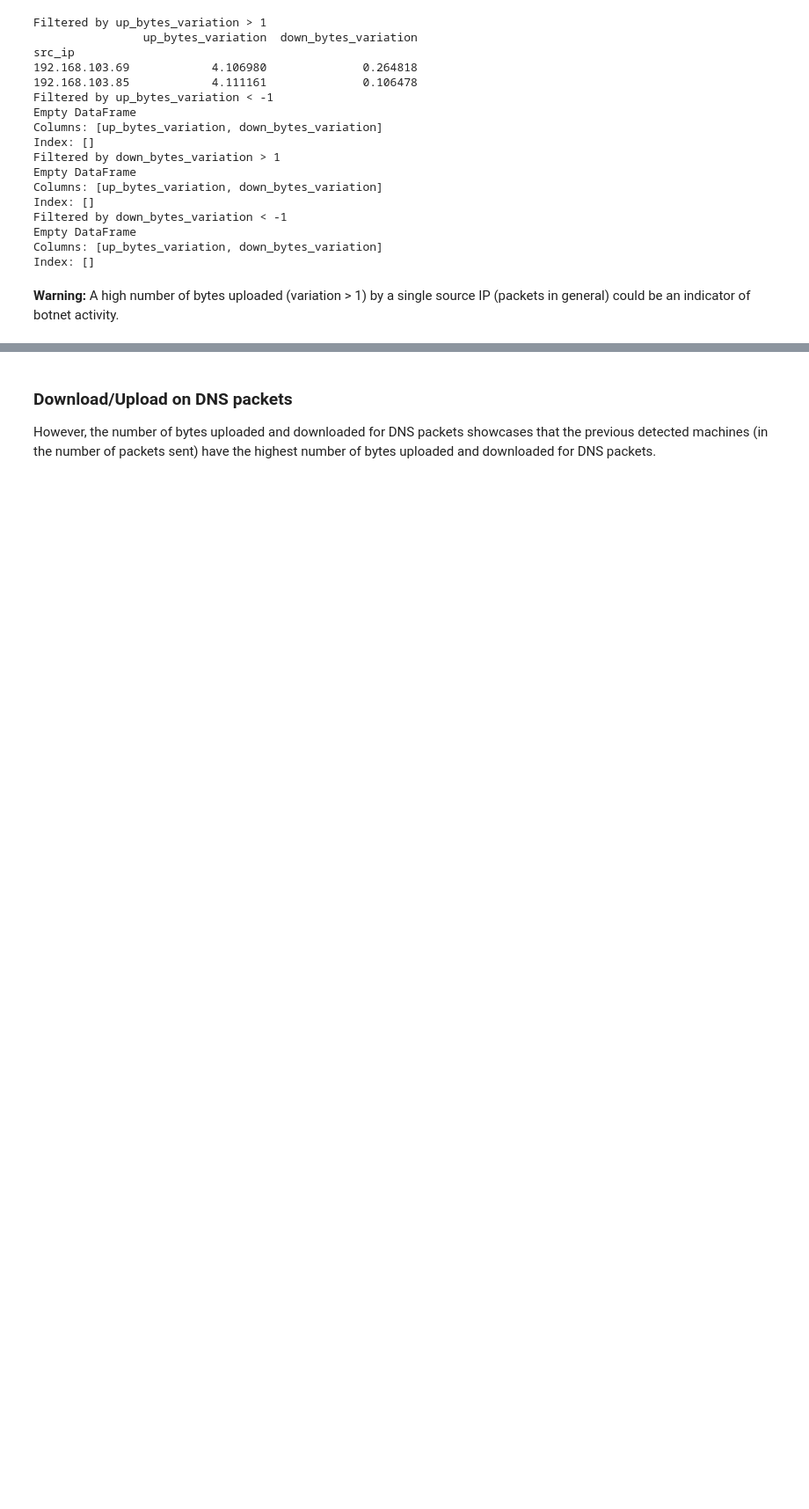
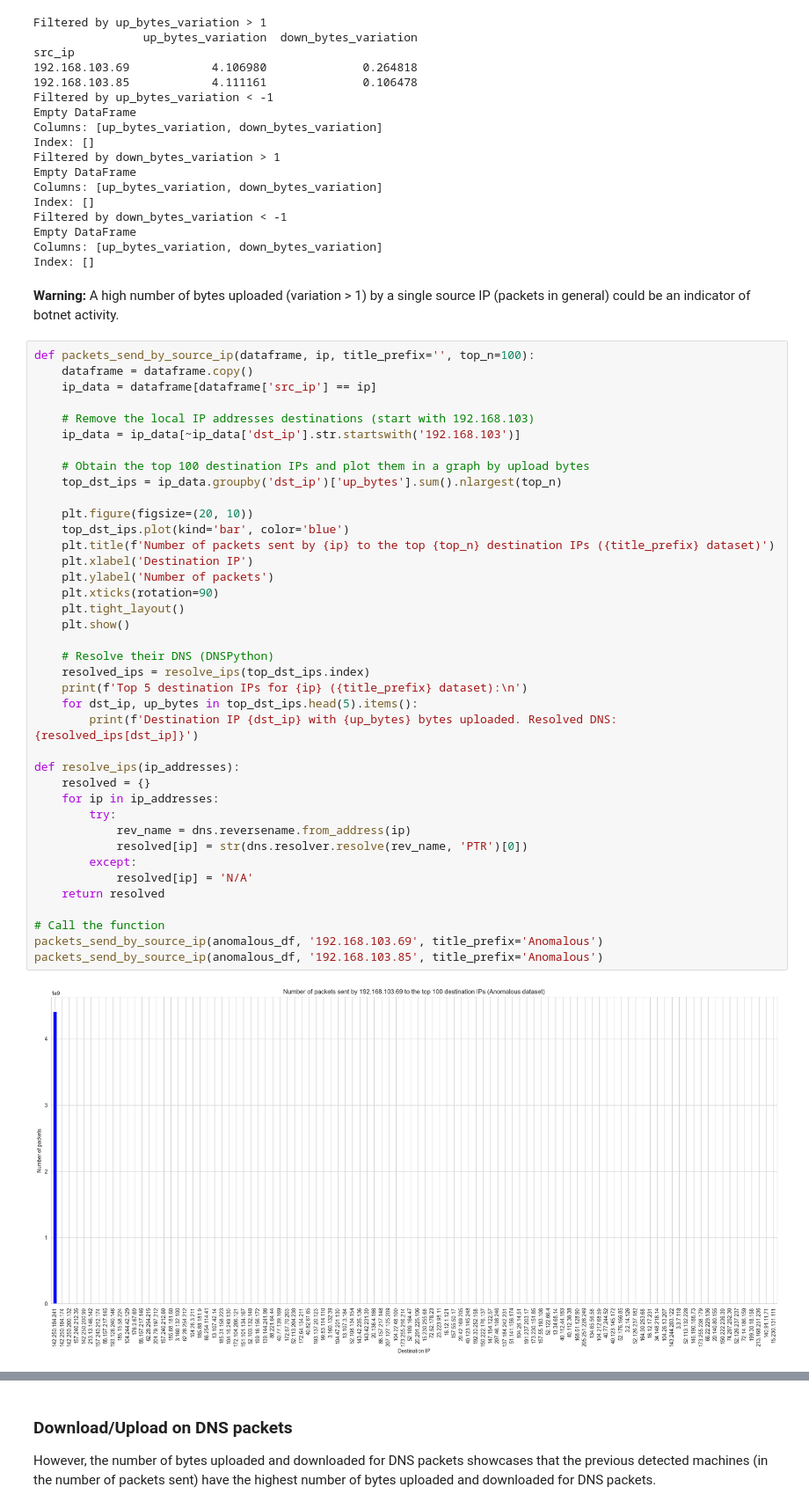
Before and after one commit to NiMouh/AD_SR, a Jupyter notebook: Project.ipynb, the cells around one changed output, grey strips where cells are left out. Shown at 88% size. Saved outputs shown, nothing was run; the diff lists cells and outputs as text; blank space fills up the shorter version.

```diff
--- a/Project.ipynb
+++ b/Project.ipynb
@@ -539,3 +539,44 @@ Columns: [up_bytes_variation, down_bytes_variation]
 Index: []
 # %% [markdown]
 **Warning:** A high number of bytes uploaded (variation > 1) by a single source IP (packets in general) could be an indicator of botnet activity.
+# %%
+def packets_send_by_source_ip(dataframe, ip, title_prefix='', top_n=100):
+    dataframe = dataframe.copy()
+    ip_data = dataframe[dataframe['src_ip'] == ip]
+
+    # Remove the local IP addresses destinations (start with 192.168.103)
+    ip_data = ip_data[~ip_data['dst_ip'].str.startswith('192.168.103')]
+
+    # Obtain the top 100 destination IPs and plot them in a graph by upload bytes
+    top_dst_ips = ip_data.groupby('dst_ip')['up_bytes'].sum().nlargest(top_n)
+
+    plt.figure(figsize=(20, 10))
+    top_dst_ips.plot(kind='bar', color='blue')
+    plt.title(f'Number of packets sent by {ip} to the top {top_n} destination IPs ({title_prefix} dataset)')
+    plt.xlabel('Destination IP')
+    plt.ylabel('Number of packets')
+    plt.xticks(rotation=90)
+    plt.tight_layout()
+    plt.show()
+
+    # Resolve their DNS (DNSPython)
+    resolved_ips = resolve_ips(top_dst_ips.index)
+    print(f'Top 5 destination IPs for {ip} ({title_prefix} dataset):\n')
+    for dst_ip, up_bytes in top_dst_ips.head(5).items():
+        print(f'Destination IP {dst_ip} with {up_bytes} bytes uploaded. Resolved DNS: {resolved_ips[dst_ip]}')
+
+def resolve_ips(ip_addresses):
+    resolved = {}
+    for ip in ip_addresses:
+        try:
+            rev_name = dns.reversename.from_address(ip)
+            resolved[ip] = str(dns.resolver.resolve(rev_name, 'PTR')[0])
+        except:
+            resolved[ip] = 'N/A'
+    return resolved
+
+# Call the function
+packets_send_by_source_ip(anomalous_df, '192.168.103.69', title_prefix='Anomalous')
+packets_send_by_source_ip(anomalous_df, '192.168.103.85', title_prefix='Anomalous')
+# %% [output]
+[figure, added]
```
Also changed, not shown: parts of 1 cell of this notebook, 2 other files.
